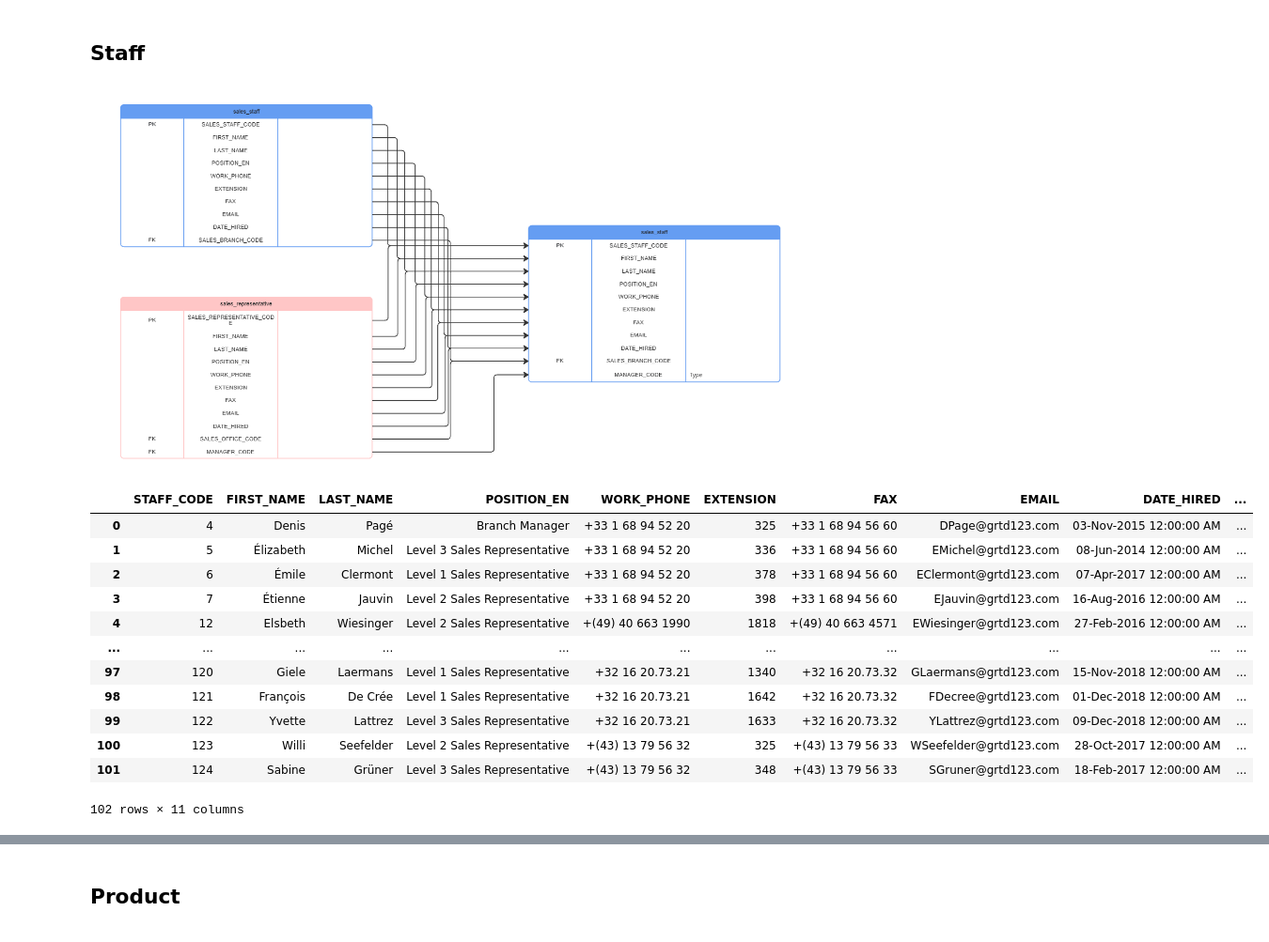
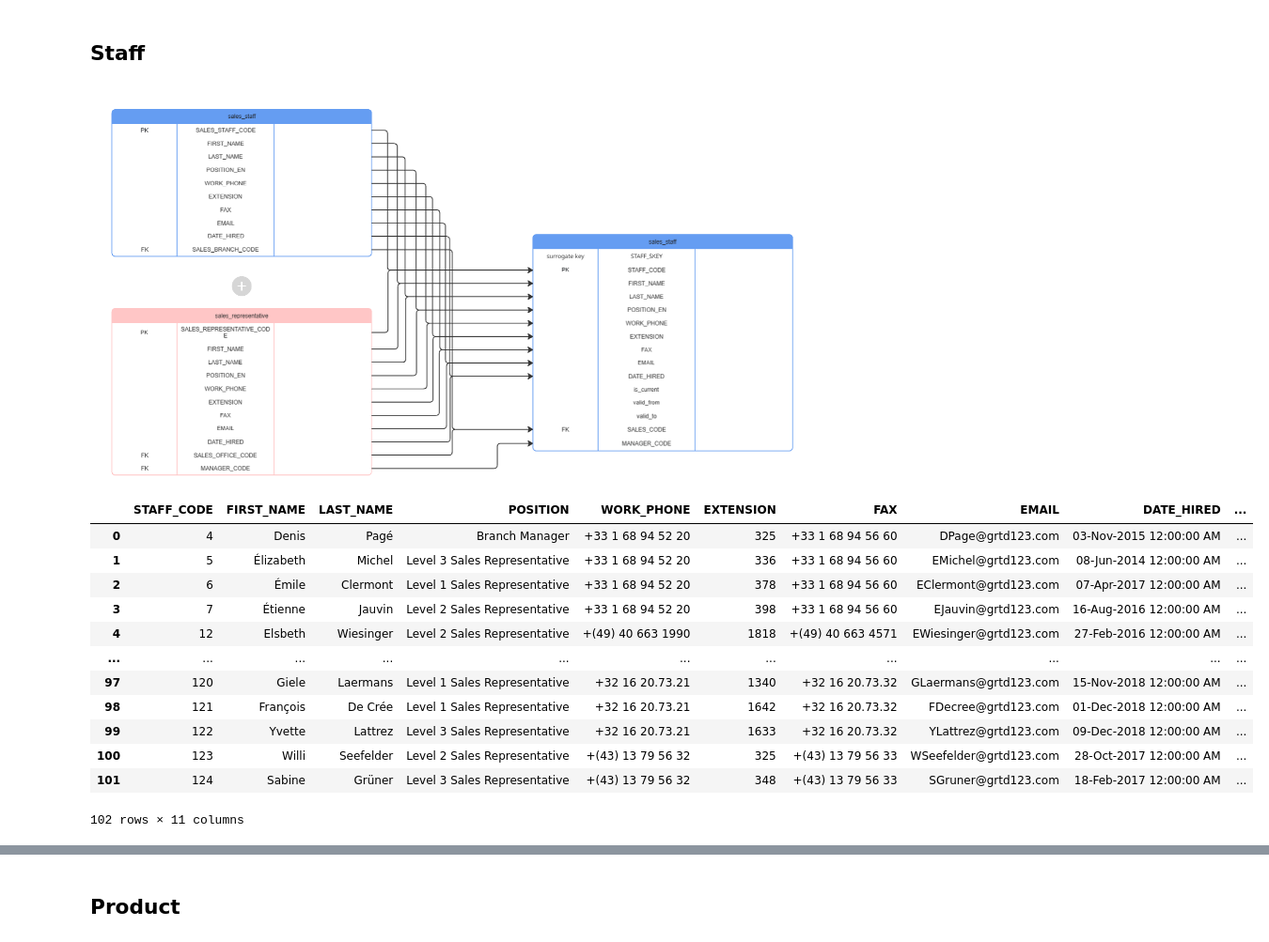
Before and after one commit to SebEmmen/GreatOutdoors, a Jupyter notebook: Warehouse.ipynb, the cells around one changed output, grey strips where cells are left out. Shown at 94% size. Drawn from its saved outputs; the diff is of its cells as text; code cells hidden in the pictures.

```diff
--- a/Warehouse.ipynb
+++ b/Warehouse.ipynb
@@ -861,7 +901,7 @@ run_scd2_sale(df_sale_final, target_WH_db)
 # %% [markdown]
 ## Staff
 # %% [markdown]
-![image.png](attachment:image.png)
+![image-2.png](attachment:image-2.png)
 # %%
 df_sales_staff = pd.read_sql_query("SELECT * FROM Sales_Staff", sdm_conn)
 df_sales_representative = pd.read_sql_query("SELECT * FROM Sales_Representative", sdm_conn)
@@ -878,35 +918,39 @@ df_sales_representative = df_sales_representative.rename(columns={
     'SALES_OFFICE_CODE': 'SALES_CODE'  # The supplier name
 })
 
 
 unique_staff_cols = [col for col in df_sales_staff.columns
                         if col not in df_sales_representative.columns or col == 'STAFF_CODE']
 
 # 2. Merge only with those specific columns
 df_staff_final = pd.merge(
     df_sales_representative,
     df_sales_staff[unique_staff_cols],
     on='STAFF_CODE',
     how='left'
 )
 
+df_staff_final = df_staff_final.rename(columns={
+    'POSITION_EN': 'POSITION'
+})
+
 
 df_staff_final = df_staff_final[[
     'STAFF_CODE',
     'FIRST_NAME',
     'LAST_NAME',
-    'POSITION_EN',
+    'POSITION',
     'WORK_PHONE',
     'EXTENSION',
     'FAX',
     'EMAIL',
     'DATE_HIRED',
     'SALES_CODE',
     'MANAGER_CODE'
 ]]
 df_staff_final
 # %% [output]
-|  | STAFF_CODE | FIRST_NAME | LAST_NAME | POSITION_EN | WORK_PHONE | EXTENSION | FAX | EMAIL | DATE_HIRED | ... |
+|  | STAFF_CODE | FIRST_NAME | LAST_NAME | POSITION | WORK_PHONE | EXTENSION | FAX | EMAIL | DATE_HIRED | ... |
 | 0 | 4 | Denis | Pagé | Branch Manager | +33 1 68 94 52 20 | 325 | +33 1 68 94 56 60 | DPage@grtd123.com | 03-Nov-2015 12:00:00 AM | ... |
 | 1 | 5 | Élizabeth | Michel | Level 3 Sales Representative | +33 1 68 94 52 20 | 336 | +33 1 68 94 56 60 | EMichel@grtd123.com | 08-Jun-2014 12:00:00 AM | ... |
 | 2 | 6 | Émile | Clermont | Level 1 Sales Representative | +33 1 68 94 52 20 | 378 | +33 1 68 94 56 60 | EClermont@grtd123.com | 07-Apr-2017 12:00:00 AM | ... |
```
Also changed, not shown: parts of 35 cells of this notebook, 4 other files.
